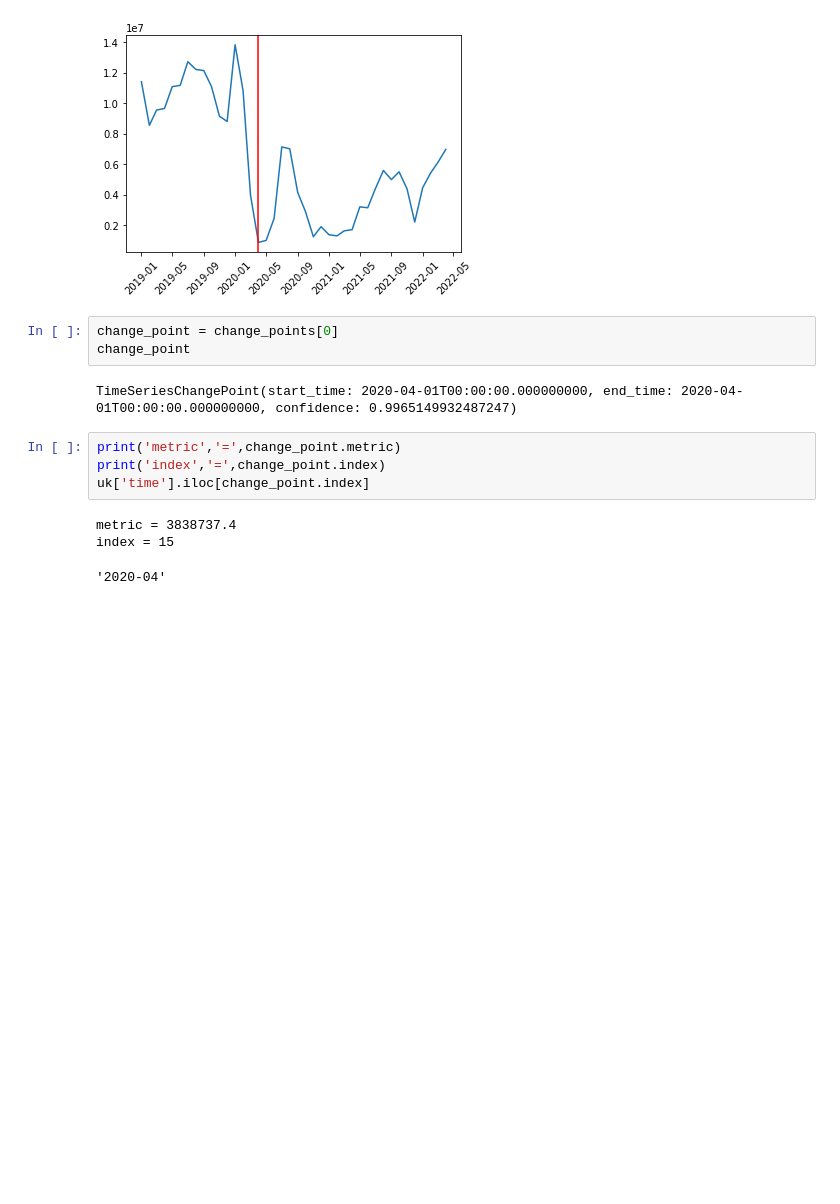
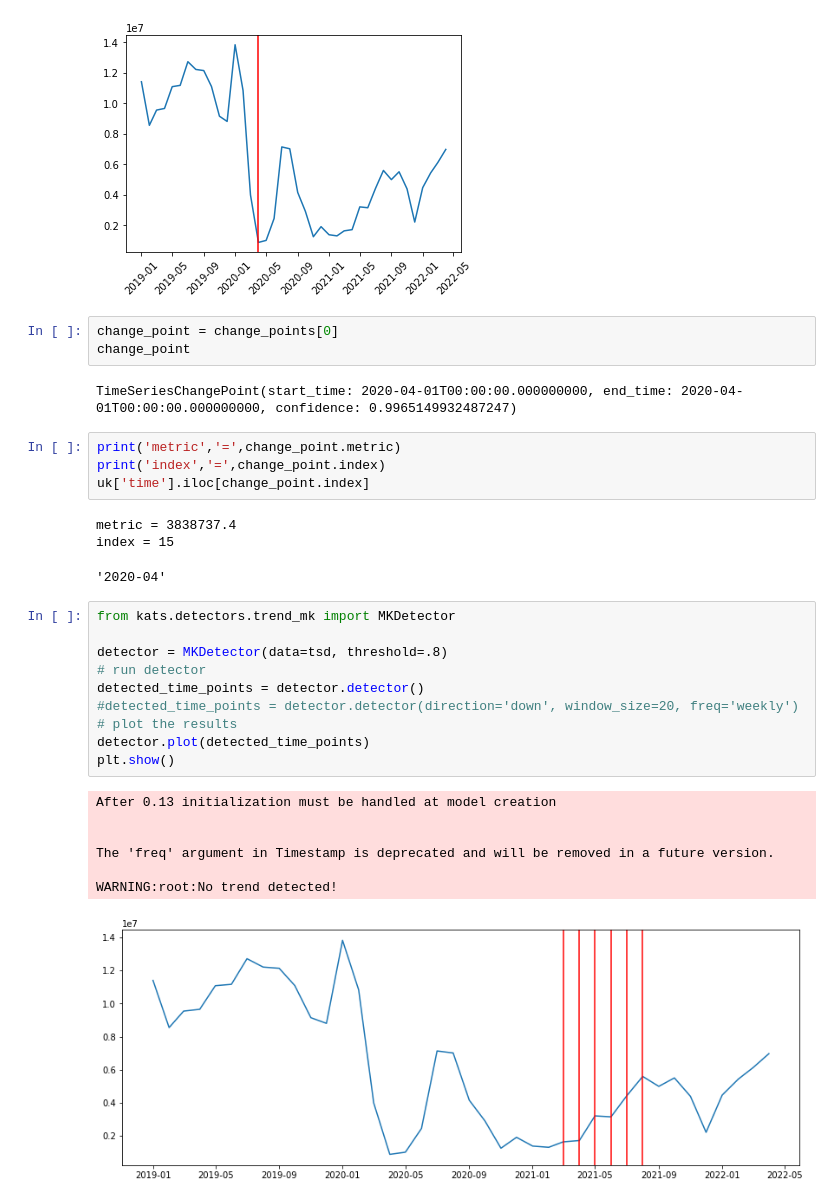
Before and after one commit to pddiste/TimeSeries, a Jupyter notebook: searches_01.ipynb, the cells around one changed output. Drawn from its saved outputs; the diff is of its cells as text; blank space fills up the shorter version.

```diff
--- a/searches_01.ipynb
+++ b/searches_01.ipynb
@@ -118,3 +118,21 @@ uk['time'].iloc[change_point.index]
 metric = 3838737.4
 index = 15
 '2020-04'
+# %%
+from kats.detectors.trend_mk import MKDetector
+
+detector = MKDetector(data=tsd, threshold=.8)
+# run detector
+detected_time_points = detector.detector()
+#detected_time_points = detector.detector(direction='down', window_size=20, freq='weekly')
+# plot the results
+detector.plot(detected_time_points)
+plt.show()
+# %% [output]
+After 0.13 initialization must be handled at model creation
+
+
+The 'freq' argument in Timestamp is deprecated and will be removed in a future version.
+
+WARNING:root:No trend detected!
+[figure, added]
```
Also changed, not shown: parts of 1 cell of this notebook.
